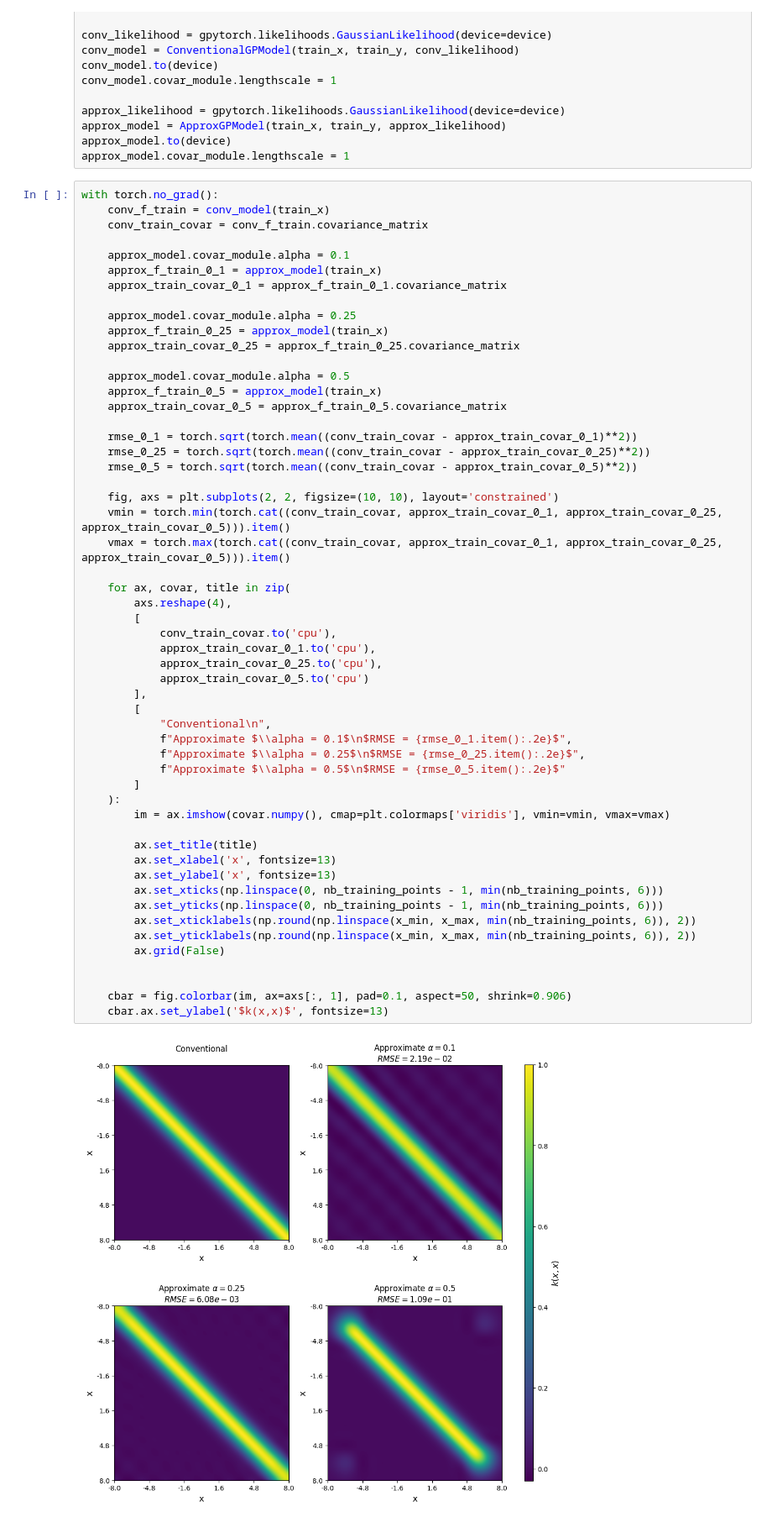
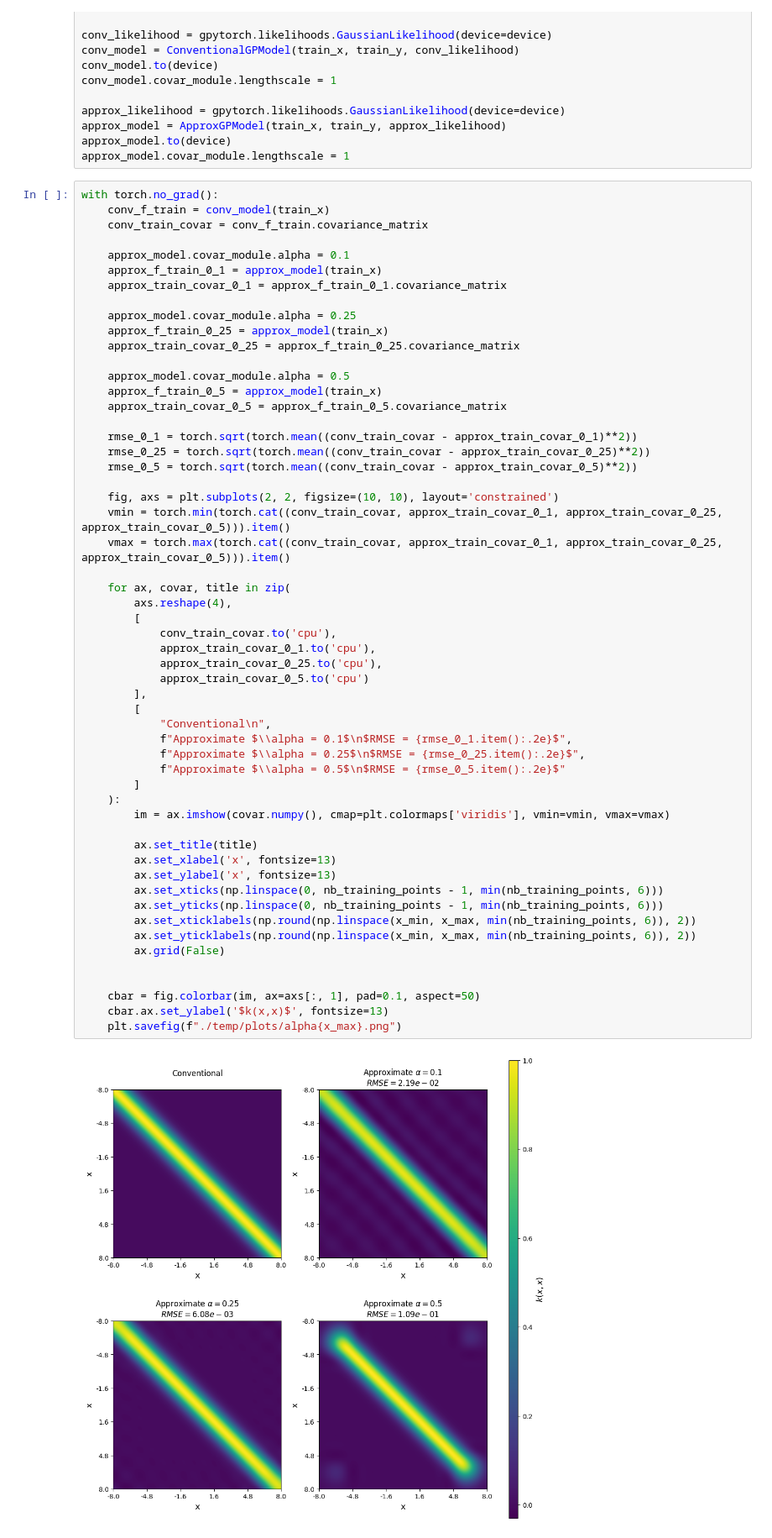
Before and after one commit to Cef0PT/famgpytorch, a Jupyter notebook: playground/visualising_alpha_value.ipynb, the cells around one changed output. Shown at 84% size. Saved outputs shown, nothing was run; the diff lists cells and outputs as text.

```diff
--- a/playground/visualising_alpha_value.ipynb
+++ b/playground/visualising_alpha_value.ipynb
@@ -83,32 +83,33 @@ with torch.no_grad():
 
     for ax, covar, title in zip(
         axs.reshape(4),
         [
             conv_train_covar.to('cpu'),
             approx_train_covar_0_1.to('cpu'),
             approx_train_covar_0_25.to('cpu'),
             approx_train_covar_0_5.to('cpu')
         ],
         [
             "Conventional\n",
             f"Approximate $\\alpha = 0.1$\n$RMSE = {rmse_0_1.item():.2e}$",
             f"Approximate $\\alpha = 0.25$\n$RMSE = {rmse_0_25.item():.2e}$",
             f"Approximate $\\alpha = 0.5$\n$RMSE = {rmse_0_5.item():.2e}$"
         ]
     ):
         im = ax.imshow(covar.numpy(), cmap=plt.colormaps['viridis'], vmin=vmin, vmax=vmax)
 
         ax.set_title(title)
         ax.set_xlabel('x', fontsize=13)
         ax.set_ylabel('x', fontsize=13)
         ax.set_xticks(np.linspace(0, nb_training_points - 1, min(nb_training_points, 6)))
         ax.set_yticks(np.linspace(0, nb_training_points - 1, min(nb_training_points, 6)))
         ax.set_xticklabels(np.round(np.linspace(x_min, x_max, min(nb_training_points, 6)), 2))
         ax.set_yticklabels(np.round(np.linspace(x_min, x_max, min(nb_training_points, 6)), 2))
         ax.grid(False)
 
 
-    cbar = fig.colorbar(im, ax=axs[:, 1], pad=0.1, aspect=50, shrink=0.906)
+    cbar = fig.colorbar(im, ax=axs[:, 1], pad=0.1, aspect=50)
     cbar.ax.set_ylabel('$k(x,x)$', fontsize=13)
+    plt.savefig(f"./temp/plots/alpha{x_max}.png")
 # %% [output]
-[figure, old version]
+[figure, new version]
```
Also changed, not shown: parts of 2 cells of this notebook.
